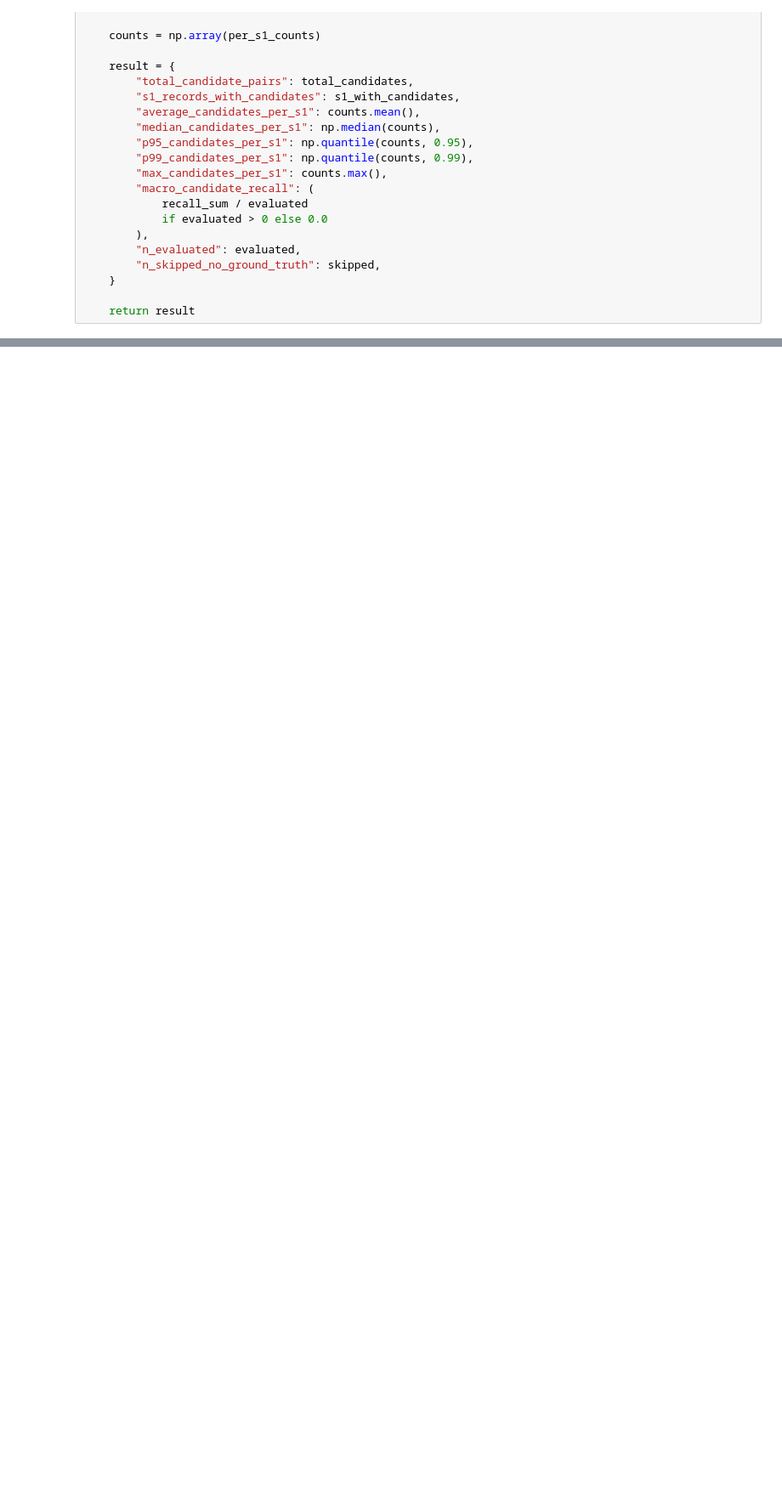
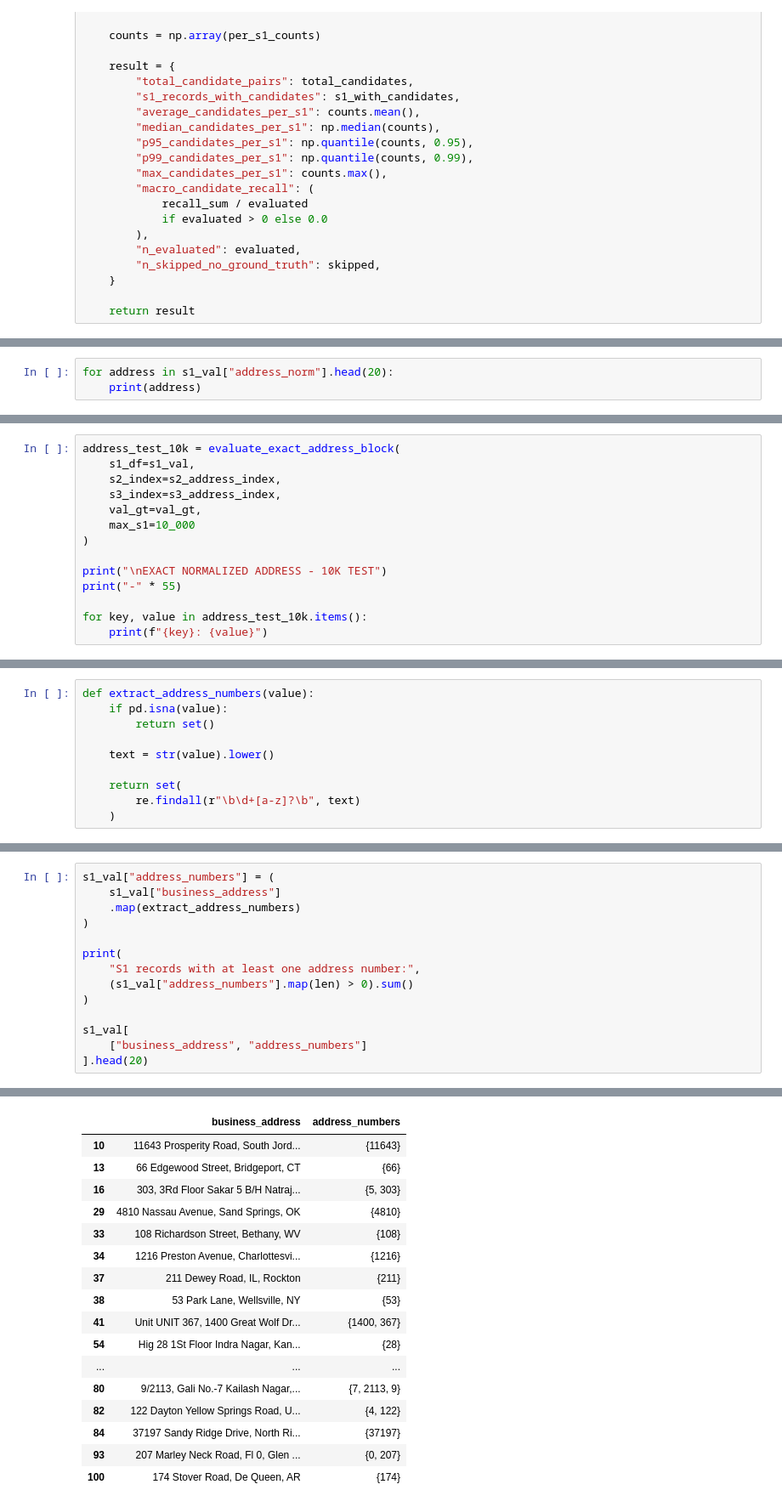
Before and after one commit to Akshu121796/amazon-ml-challenge-2026, a Jupyter notebook: notebooks/blocking.ipynb, the cells around one changed output, grey strips where cells are left out. Shown at 85% size. Saved outputs shown, nothing was run; the diff lists cells and outputs as text; blank space fills up the shorter version.

```diff
--- a/notebooks/blocking.ipynb
+++ b/notebooks/blocking.ipynb
@@ -1505,0 +2152,3 @@ print(
+# %%
+for address in s1_val["address_norm"].head(20):
+    print(address)
@@ -1505,0 +2366,14 @@ print(
+# %%
+address_test_10k = evaluate_exact_address_block(
+    s1_df=s1_val,
+    s2_index=s2_address_index,
+    s3_index=s3_address_index,
+    val_gt=val_gt,
+    max_s1=10_000
+)
+
+print("\nEXACT NORMALIZED ADDRESS - 10K TEST")
+print("-" * 55)
+
+for key, value in address_test_10k.items():
+    print(f"{key}: {value}")
@@ -1505,0 +2395,10 @@ print(
+# %%
+def extract_address_numbers(value):
+    if pd.isna(value):
+        return set()
+
+    text = str(value).lower()
+
+    return set(
+        re.findall(r"\b\d+[a-z]?\b", text)
+    )
@@ -1505,0 +2433,15 @@ print(
+# %%
+s1_val["address_numbers"] = (
+    s1_val["business_address"]
+    .map(extract_address_numbers)
+)
+
+print(
+    "S1 records with at least one address number:",
+    (s1_val["address_numbers"].map(len) > 0).sum()
+)
+
+s1_val[
+    ["business_address", "address_numbers"]
+].head(20)
+# %% [output]
@@ -1505,0 +2449,17 @@ print(
+|  | business_address | address_numbers |
+| 10 | 11643 Prosperity Road, South Jord... | {11643} |
+| 13 | 66 Edgewood Street, Bridgeport, CT | {66} |
+| 16 | 303, 3Rd Floor Sakar 5 B/H Natraj... | {5, 303} |
+| 29 | 4810 Nassau Avenue, Sand Springs, OK | {4810} |
+| 33 | 108 Richardson Street, Bethany, WV | {108} |
+| 34 | 1216 Preston Avenue, Charlottesvi... | {1216} |
+| 37 | 211 Dewey Road, IL, Rockton | {211} |
+| 38 | 53 Park Lane, Wellsville, NY | {53} |
+| 41 | Unit UNIT 367, 1400 Great Wolf Dr... | {1400, 367} |
+| 54 | Hig 28 1St Floor Indra Nagar, Kan... | {28} |
+| ... | ... | ... |
+| 80 | 9/2113, Gali No.-7 Kailash Nagar,... | {7, 2113, 9} |
+| 82 | 122 Dayton Yellow Springs Road, U... | {4, 122} |
+| 84 | 37197 Sandy Ridge Drive, North Ri... | {37197} |
+| 93 | 207 Marley Neck Road, Fl 0, Glen ... | {0, 207} |
+| 100 | 174 Stover Road, De Queen, AR | {174} |
```
Also changed, not shown: parts of 66 cells of this notebook.
